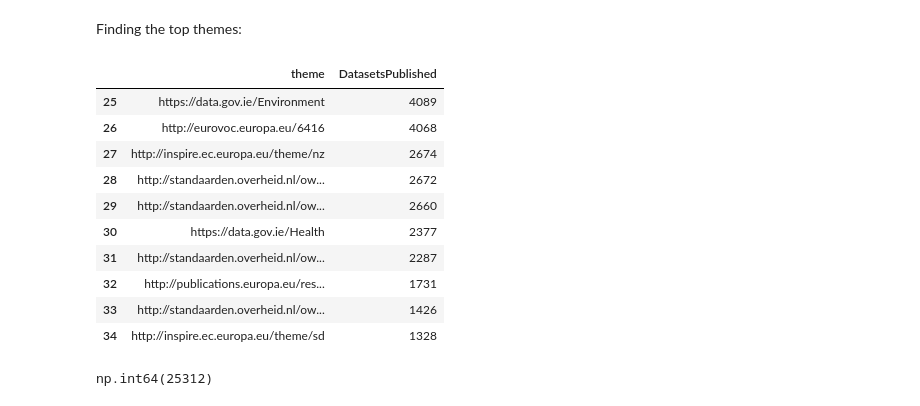
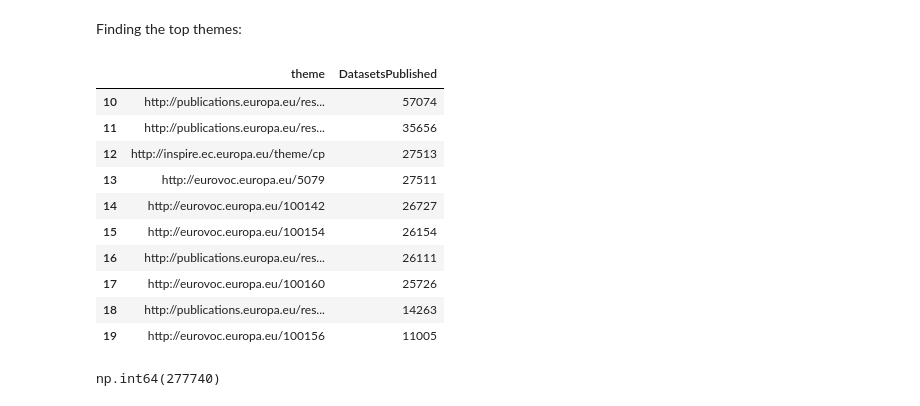
Before and after one commit to rakusp/KG24, a Jupyter notebook: themes_analysis.ipynb, the cells around one changed output. Cells and saved outputs as stored; diff of their text form; code cells hidden in the pictures.

Commit message:
fix themes analysis

```diff
--- a/themes_analysis.ipynb
+++ b/themes_analysis.ipynb
@@ -34,21 +34,21 @@ ORDER BY DESC(?DatasetsPublished)
 # %%
 df = SPARQL_to_df(connection, query, PREFIXES)
 # %%
-df.iloc[25:35]
+df.iloc[10: 20]
 # %% [output]
 |  | theme | DatasetsPublished |
-| 25 | https://data.gov.ie/Environment | 4089 |
-| 26 | http://eurovoc.europa.eu/6416 | 4068 |
-| 27 | http://inspire.ec.europa.eu/theme/nz | 2674 |
-| 28 | http://standaarden.overheid.nl/ow... | 2672 |
-| 29 | http://standaarden.overheid.nl/ow... | 2660 |
-| 30 | https://data.gov.ie/Health | 2377 |
-| 31 | http://standaarden.overheid.nl/ow... | 2287 |
-| 32 | http://publications.europa.eu/res... | 1731 |
-| 33 | http://standaarden.overheid.nl/ow... | 1426 |
-| 34 | http://inspire.ec.europa.eu/theme/sd | 1328 |
+| 10 | http://publications.europa.eu/res... | 57074 |
+| 11 | http://publications.europa.eu/res... | 35656 |
+| 12 | http://inspire.ec.europa.eu/theme/cp | 27513 |
+| 13 | http://eurovoc.europa.eu/5079 | 27511 |
+| 14 | http://eurovoc.europa.eu/100142 | 26727 |
+| 15 | http://eurovoc.europa.eu/100154 | 26154 |
+| 16 | http://publications.europa.eu/res... | 26111 |
+| 17 | http://eurovoc.europa.eu/100160 | 25726 |
+| 18 | http://publications.europa.eu/res... | 14263 |
+| 19 | http://eurovoc.europa.eu/100156 | 11005 |
 # %%
-df.iloc[25:35]['DatasetsPublished'].astype('Int64').sum()
+df.iloc[10:20]['DatasetsPublished'].astype('Int64').sum()
 # %% [output]
-np.int64(25312)
+np.int64(277740)
 # %%
```
Also changed, not shown: parts of 8 cells of this notebook.
